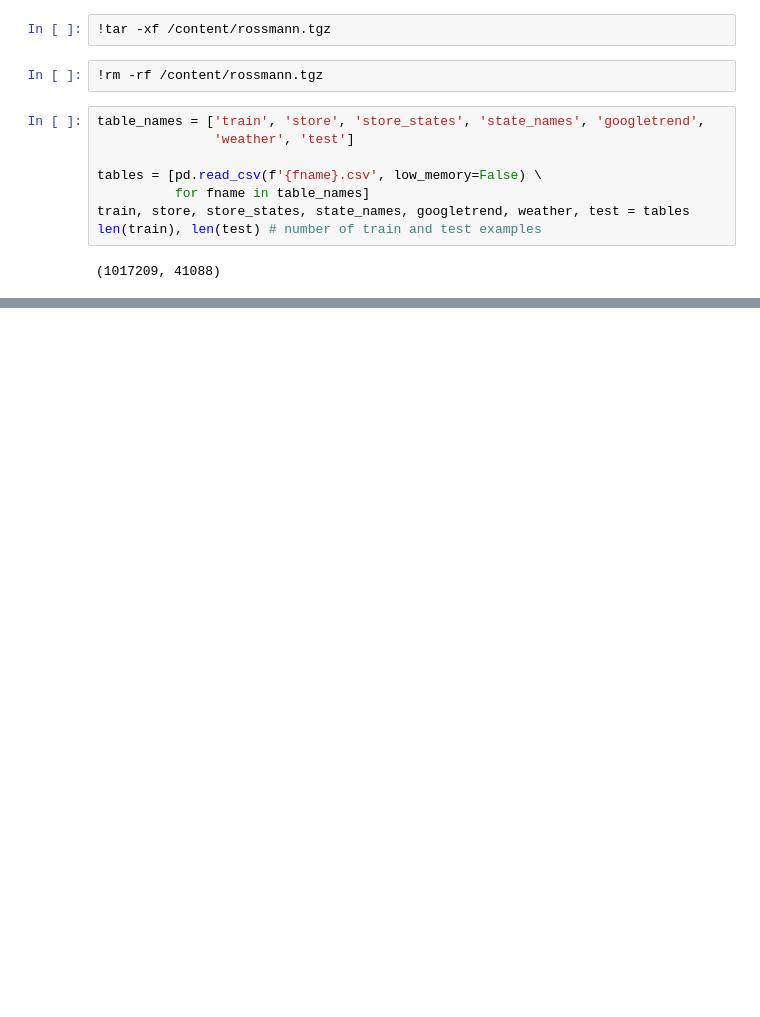
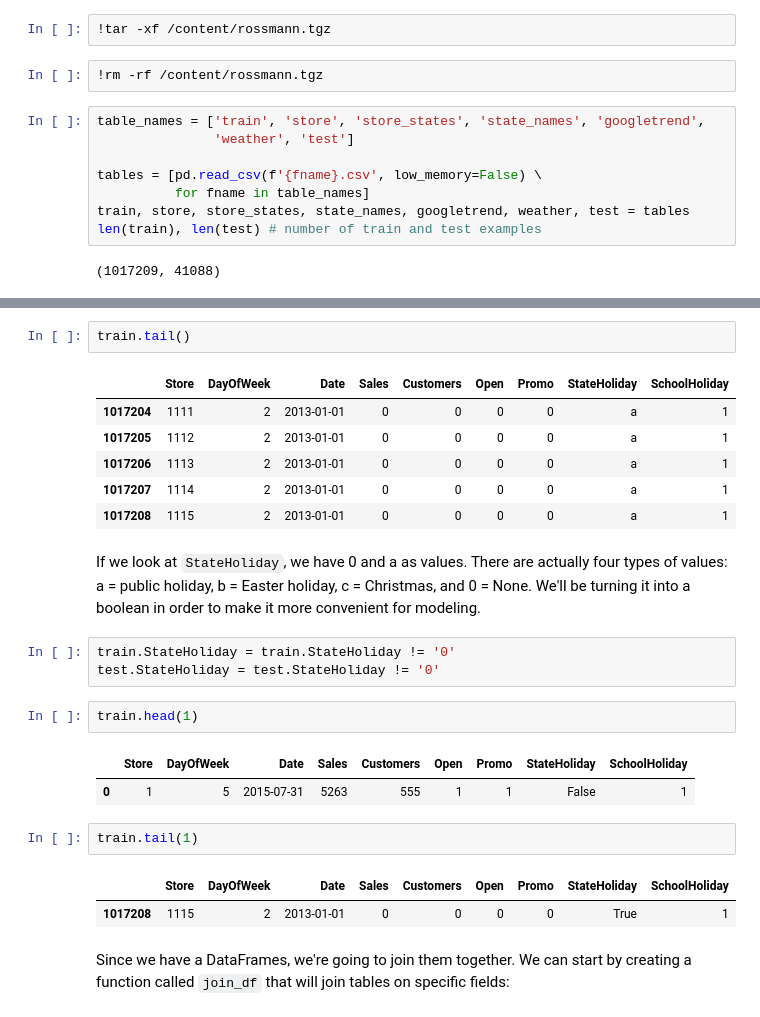
Before and after one commit to JayThibs/Machine-Learning-With-Tabular-Data, a Jupyter notebook: Rossman_Store_Sales_Tabular_Data.ipynb, the cells around one changed output, grey strips where cells are left out. Drawn from its saved outputs; the diff is of its cells as text; blank space fills up the shorter version.

```diff
--- a/Rossman_Store_Sales_Tabular_Data.ipynb
+++ b/Rossman_Store_Sales_Tabular_Data.ipynb
@@ -53,0 +63,26 @@ len(train), len(test) # number of train and test examples
+# %%
+train.tail()
+# %% [output]
+|  | Store | DayOfWeek | Date | Sales | Customers | Open | Promo | StateHoliday | SchoolHoliday |
+| 1017204 | 1111 | 2 | 2013-01-01 | 0 | 0 | 0 | 0 | a | 1 |
+| 1017205 | 1112 | 2 | 2013-01-01 | 0 | 0 | 0 | 0 | a | 1 |
+| 1017206 | 1113 | 2 | 2013-01-01 | 0 | 0 | 0 | 0 | a | 1 |
+| 1017207 | 1114 | 2 | 2013-01-01 | 0 | 0 | 0 | 0 | a | 1 |
+| 1017208 | 1115 | 2 | 2013-01-01 | 0 | 0 | 0 | 0 | a | 1 |
+# %% [markdown]
+If we look at `StateHoliday`, we have 0 and a as values. There are actually four types of values: a = public holiday, b = Easter holiday, c = Christmas, and 0 = None. We'll be turning it into a boolean in order to make it more convenient for modeling.
+# %%
+train.StateHoliday = train.StateHoliday != '0'
+test.StateHoliday = test.StateHoliday != '0'
+# %%
+train.head(1)
+# %% [output]
+|  | Store | DayOfWeek | Date | Sales | Customers | Open | Promo | StateHoliday | SchoolHoliday |
+| 0 | 1 | 5 | 2015-07-31 | 5263 | 555 | 1 | 1 | False | 1 |
+# %%
+train.tail(1)
+# %% [output]
+|  | Store | DayOfWeek | Date | Sales | Customers | Open | Promo | StateHoliday | SchoolHoliday |
+| 1017208 | 1115 | 2 | 2013-01-01 | 0 | 0 | 0 | 0 | True | 1 |
+# %% [markdown]
+Since we have a DataFrames, we're going to join them together. We can start by creating a function called `join_df` that will join tables on specific fields:
```
Also changed, not shown: parts of 35 cells of this notebook.
